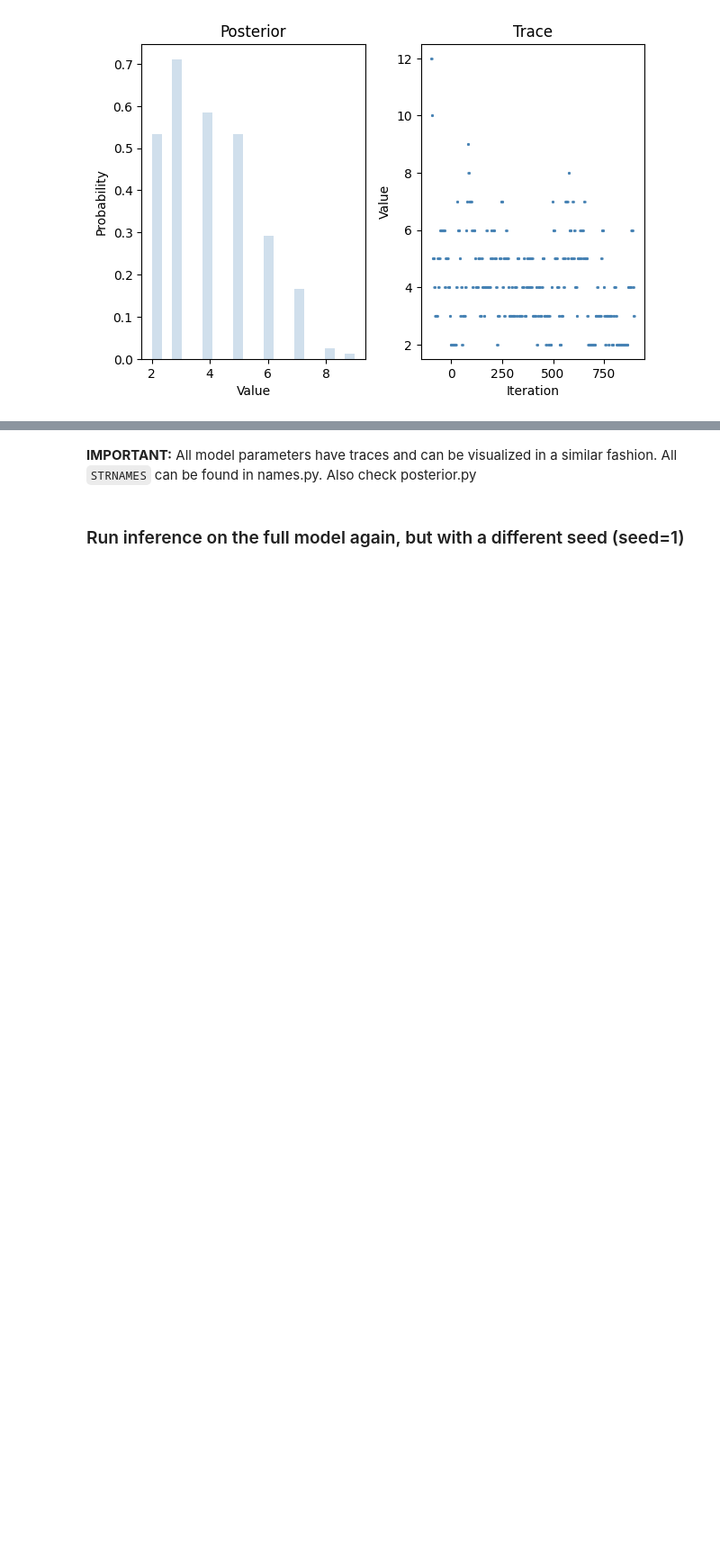
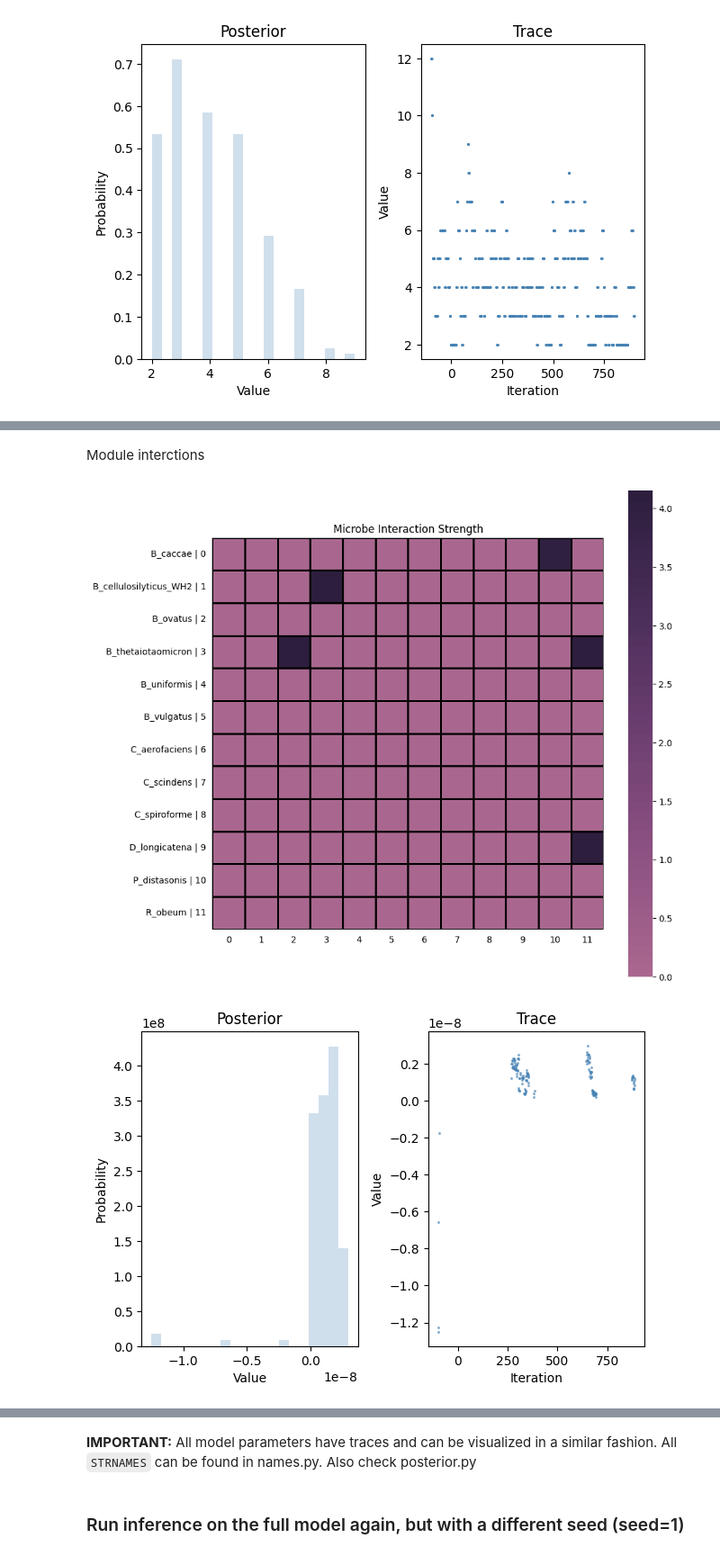
Before and after one commit to alejandrocs98/masters-thesis, a Jupyter notebook: mdsine2_mcnulty_lf0.ipynb, the cells around one changed output, grey strips where cells are left out. Shown at 90% size. Saved outputs shown, nothing was run; the diff lists cells and outputs as text; code cells hidden in the pictures; blank space fills up the shorter version.

```diff
--- a/mdsine2_mcnulty_lf0.ipynb
+++ b/mdsine2_mcnulty_lf0.ipynb
@@ -307,0 +415,26 @@ plt.show()
+# %% [markdown]
+Module interctions
+# %%
+# Get the interaction matrix {names.py, posterior.py, util.py, pylab/contrib.py}
+interactions_lf0_s0 = mcmc_lf0_s0.graph[STRNAMES.INTERACTIONS_OBJ]
+md2.generate_interation_bayes_factors_posthoc(mcmc_lf0_s0)
+interactions_matrix_lf0_s0 = interactions_lf0_s0.get_value_matrix()
+# Get the trace of the interaction matrix {names.py, inference.py, posterior.py}
+interactions_trace_lf0_s0 = interactions_lf0_s0.get_trace_from_disk(section='entire')
+interactions_mean_lf0_s0 = md2.summary(interactions_lf0_s0)['mean']
+# %%
+# Visualize the interaction matrix {visualization.py}
+md2.visualization.render_interaction_strength(      # Render the interaction strength matrix.
+    interactions_matrix_lf0_s0,                     # Square matrix indicating the interaction strength (2-dim np.ndarray)
+    log_scale=False,                                # If True, plots with log scale.
+    taxa=mcnulty_lf0.taxa,                          # Taxa (list of MDSINE2.Taxa)
+    yticklabels='%(name)s | %(index)s')             # Label for the y-axis (str)
+
+md2.visualization.render_trace(         # Visualizes the Trace of a random variable
+    interactions_trace_lf0_s0[:,10,0],  # Trace of the interaction coefficient between the 10th and 0th taxa
+    n_burnin=100                        # Tells how big the burnin array is
+)
+plt.show()
+# %% [output]
+[figure, added]
+[figure, added]
```
Also changed, not shown: parts of 10 cells of this notebook, 8 other files.
